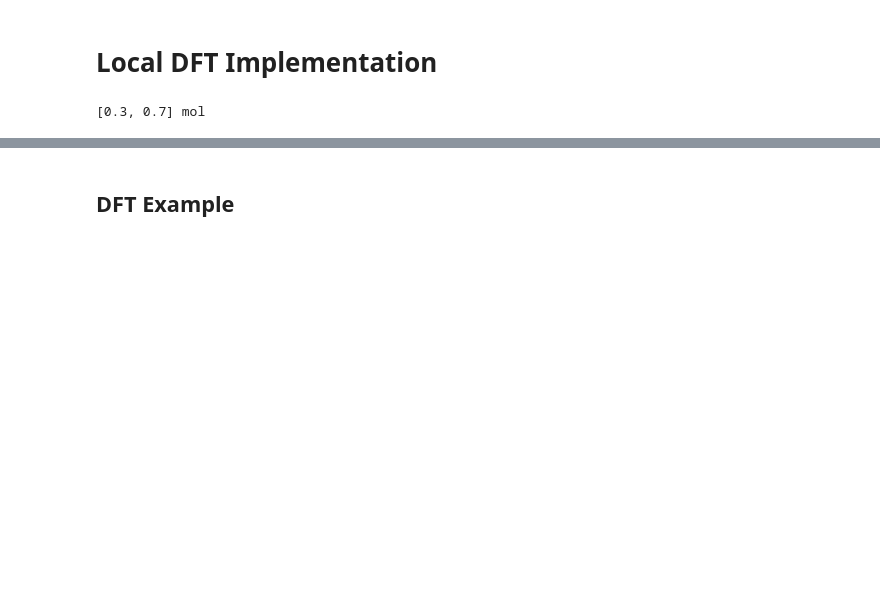
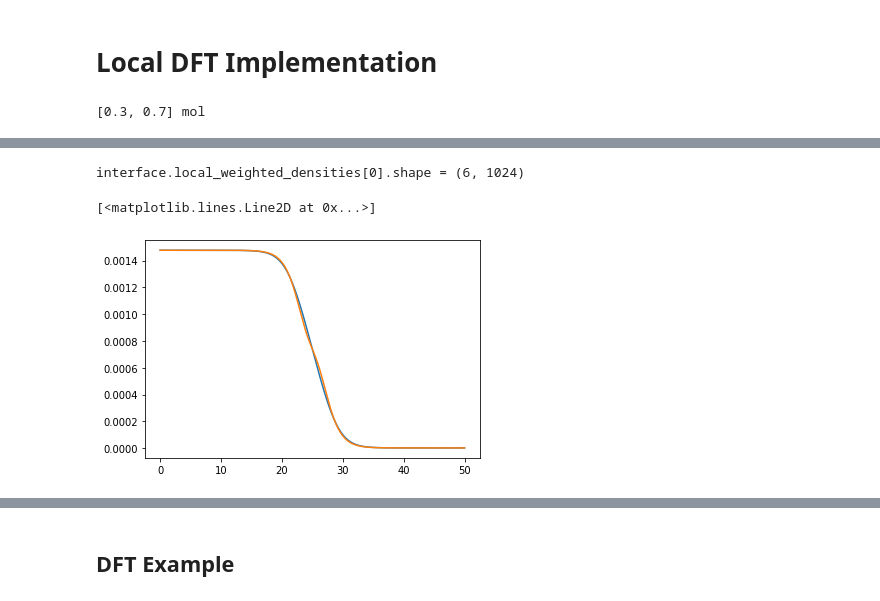
Before and after one commit to bbbursik/feos-pcsaft, a Jupyter notebook: examples/21-11-04-exampleDFT.ipynb, the cells around one changed output, grey strips where cells are left out. Saved outputs shown, nothing was run; the diff lists cells and outputs as text; code cells hidden in the pictures; blank space fills up the shorter version.

```diff
--- a/examples/21-11-04-exampleDFT.ipynb
+++ b/examples/21-11-04-exampleDFT.ipynb
@@ -78,2 +108,13 @@ PanicException: called `Result::unwrap()` on an `Err` value: ShapeError/Incompat
+# %%
+print("interface.local_weighted_densities[0].shape =", interface.local_weighted_densities[0].shape)
+# %% [output]
+interface.local_weighted_densities[0].shape = (6, 1024)
+# %%
+# plot initial density profile
+plt.plot(interface.z / ANGSTROM, (interface.weighted_densities)[1][2,:])
+plt.plot(interface.z / ANGSTROM, (interface.local_weighted_densities)[1][2,:])
+# %% [output]
+[<matplotlib.lines.Line2D at 0x...>]
+[figure, added]
 # %%
 # plot initial density profile
```
Also changed, not shown: parts of 9 cells of this notebook.
